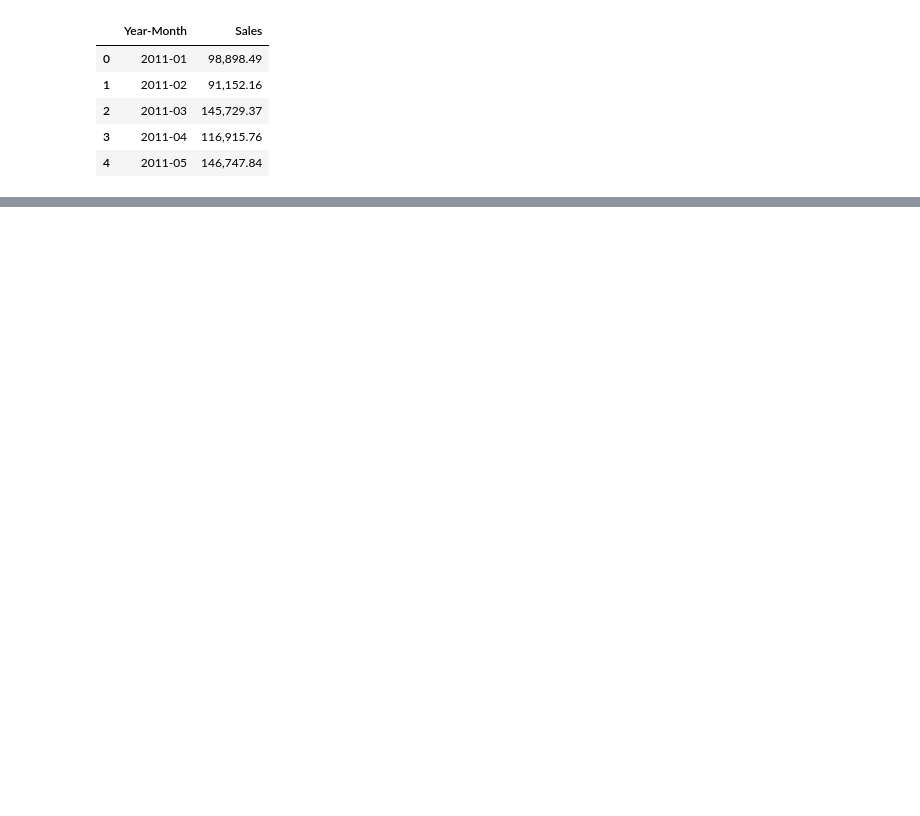
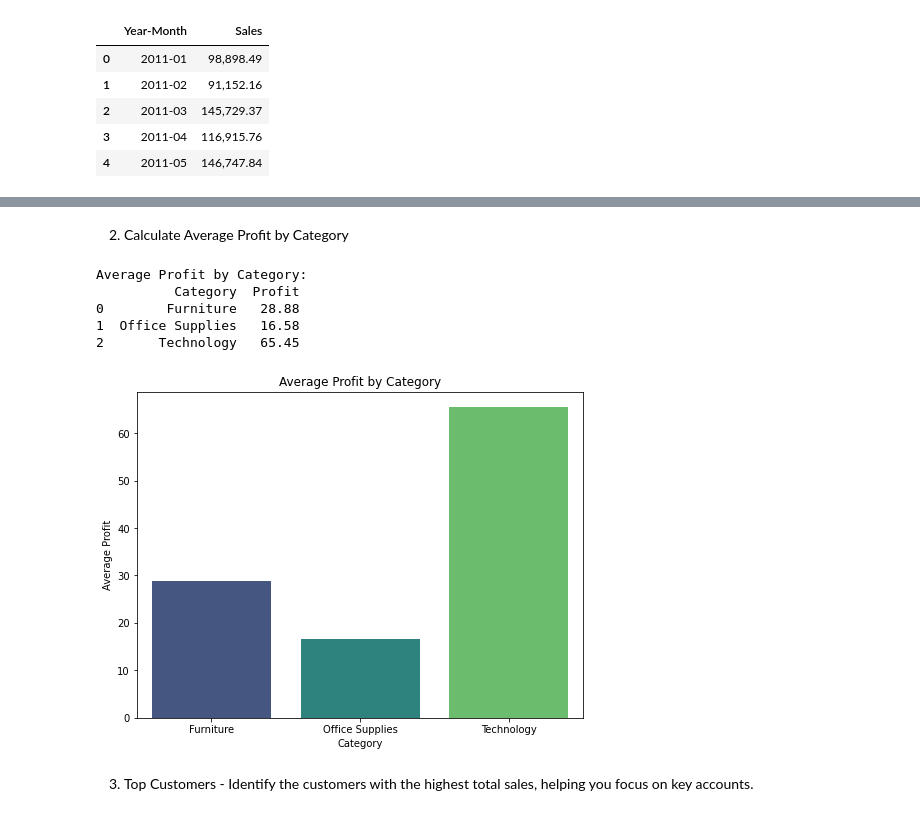
Before and after one commit to nehamunde1999/Afame-Technologies, a Jupyter notebook: sales.ipynb, the cells around one changed output, grey strips where cells are left out. Saved outputs shown, nothing was run; the diff lists cells and outputs as text; code cells hidden in the pictures; blank space fills up the shorter version.

```diff
--- a/sales.ipynb
+++ b/sales.ipynb
@@ -202,0 +258,25 @@ plt.show()
+# %% [markdown]
+2. Calculate Average Profit by Category
+# %%
+# Group by 'Category' and compute average profit
+avg_profit_by_category = df.groupby('Category')['Profit'].mean().reset_index()
+
+print("Average Profit by Category:")
+print(avg_profit_by_category)
+
+# Bar plot to visualize average profit by category
+plt.figure(figsize=(8, 6))
+sns.barplot(data=avg_profit_by_category, x='Category', y='Profit', palette='viridis')  # Using 'viridis' color palette
+plt.title('Average Profit by Category')
+plt.xlabel('Category')
+plt.ylabel('Average Profit')
+plt.show()
+# %% [output]
+Average Profit by Category:
+          Category  Profit
+0        Furniture   28.88
+1  Office Supplies   16.58
+2       Technology   65.45
+[figure, added]
+# %% [markdown]
+3. Top Customers - Identify the customers with the highest total sales, helping you focus on key accounts.
```
Also changed, not shown: parts of 35 cells of this notebook.
